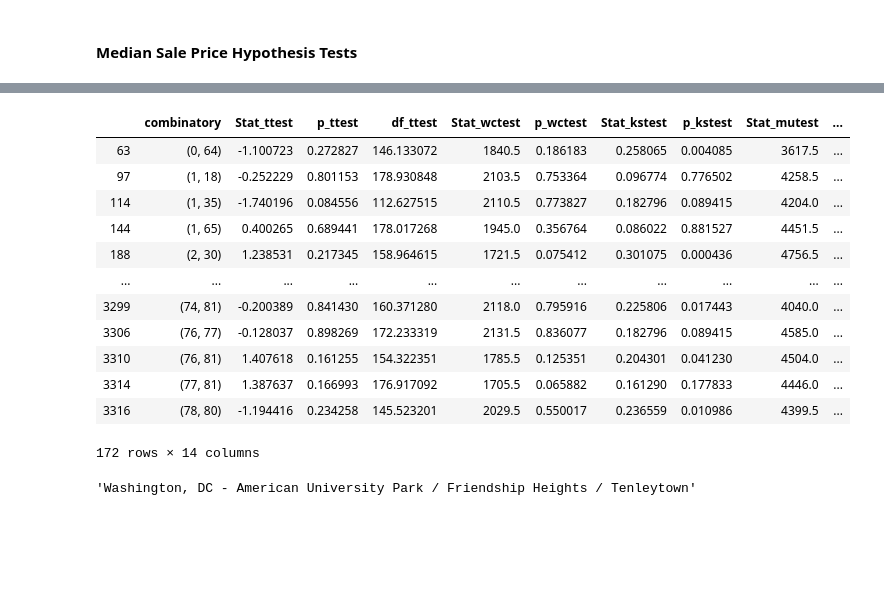
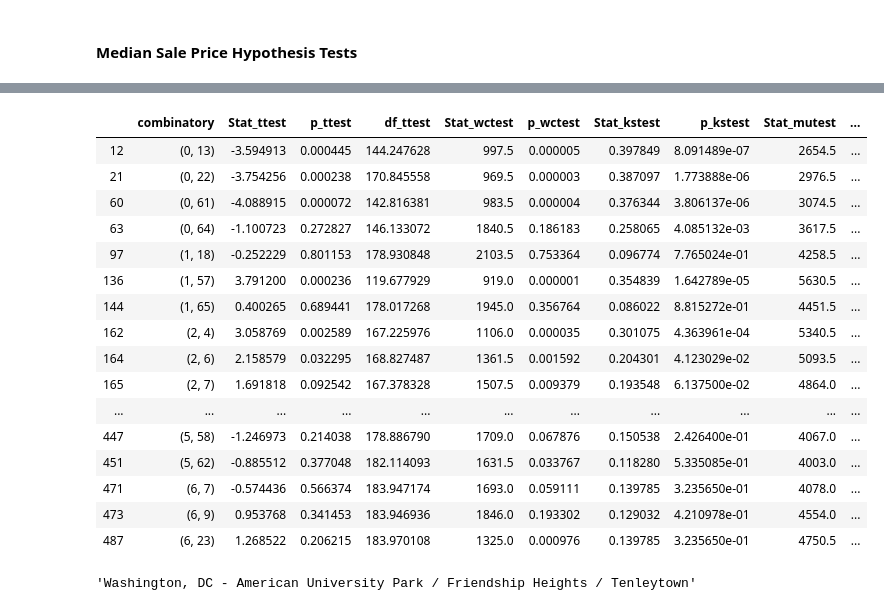
Before and after one commit to iuniorhsiung/mod3_project_DC_housing_price, a Jupyter notebook: Test_folder/DC_house_price_NL.ipynb, the cells around one changed output, grey strips where cells are left out. Saved outputs shown, nothing was run; the diff lists cells and outputs as text; code cells hidden in the pictures; blank space fills up the shorter version.

Commit message:
updated Kendall Tau test

```diff
--- a/Test_folder/DC_house_price_NL.ipynb
+++ b/Test_folder/DC_house_price_NL.ipynb
@@ -17,7 +17,7 @@ import seaborn as sns
 # set up name lable to match each csv dataset
 lst = []
 for i in range(1,83):
-    location = 'data/'
+    location = '../data/'
     ext = 'data_crosstab ({}).csv'.format(i)
     final = location + ext
     lst.append(final)
@@ -151,6 +151,7 @@ from statsmodels.stats.weightstats import ttest_ind as t_test
 from scipy.stats import wilcoxon
 from scipy.stats import ks_2samp
 from scipy.stats import mannwhitneyu
+from scipy.stats import kendalltau
 
 
 combine_list = list(itertools.combinations(range(A.shape[1]), 2))
@@ -167,9 +168,13 @@ p_val_wc = []
 ks_stat = []
 p_val_ks = []
 
-# statistic and p-value for Mann-Whitney rank test  test
+# statistic and p-value for Mann-Whitney rank test
 mu_stat = []
 p_val_mu = []
+
+# statistic and p-value for Kenndall Tau test
+kt_stat = []
+p_val_kt = []
 
 for i in range(len(combine_list)):
     temp1, temp2, temp3 = t_test(A.iloc[:,combine_list[i][0]], A.iloc[:,combine_list[i][1]], alternative = "two-sided", usevar = "unequal")
@@ -185,9 +190,12 @@ for i in range(len(combine_list)):
     temp8, temp9 = mannwhitneyu(A.iloc[:,combine_list[i][0]], A.iloc[:,combine_list[i][1]], alternative = "two-sided")
     mu_stat.append(float(temp8))
     p_val_mu.append(float(temp9))
+    temp10, temp11 = kendalltau(A.iloc[:,combine_list[i][0]], A.iloc[:,combine_list[i][1]])
+    kt_stat.append(float(temp10))
+    p_val_kt.append(float(temp11))
 
-test_matrix = pd.DataFrame(list(zip(combine_list, t_stat, p_val_t, df, non_stat, p_val_wc, ks_stat, p_val_ks, mu_stat, p_val_mu)),
-               columns =['combinatory', 'Stat_ttest', 'p_ttest', 'df_ttest', 'Stat_wctest', 'p_wctest', 'Stat_kstest', 'p_kstest', 'Stat_mutest', 'p_mutest'])
+test_matrix = pd.DataFrame(list(zip(combine_list, t_stat, p_val_t, df, non_stat, p_val_wc, ks_stat, p_val_ks, mu_stat, p_val_mu, kt_stat, p_val_kt)),
+               columns =['combinatory', 'Stat_ttest', 'p_ttest', 'df_ttest', 'Stat_wctest', 'p_wctest', 'Stat_kstest', 'p_kstest', 'Stat_mutest', 'p_mutest', 'Stat_kttest', 'p_kttest'])
 # %%
 test_matrix
 # %% [output]
@@ -241,24 +251,29 @@ test_matrix.to_csv('data/TM_Median Sale Price.csv')
 # %%
 # Find all regions with similar characteristic based on both Wilcoxon and Mann Whitney tests
 index_wc = test_matrix['index_wctest'] == 1
 index_mu = test_matrix['index_mutest'] == 1
+index_kt = test_matrix['index_kttest'] == 0
 #test_matrix[index_wc]
 #test_matrix[index_mu]
-test_matrix[index_wc & index_mu]
+test_matrix[index_wc & index_mu & index_kt][0:40]
 # %% [output]
 |  | combinatory | Stat_ttest | p_ttest | df_ttest | Stat_wctest | p_wctest | Stat_kstest | p_kstest | Stat_mutest | ... |
-| 63 | (0, 64) | -1.100723 | 0.272827 | 146.133072 | 1840.5 | 0.186183 | 0.258065 | 0.004085 | 3617.5 | ... |
-| 97 | (1, 18) | -0.252229 | 0.801153 | 178.930848 | 2103.5 | 0.753364 | 0.096774 | 0.776502 | 4258.5 | ... |
-| 114 | (1, 35) | -1.740196 | 0.084556 | 112.627515 | 2110.5 | 0.773827 | 0.182796 | 0.089415 | 4204.0 | ... |
-| 144 | (1, 65) | 0.400265 | 0.689441 | 178.017268 | 1945.0 | 0.356764 | 0.086022 | 0.881527 | 4451.5 | ... |
-| 188 | (2, 30) | 1.238531 | 0.217345 | 158.964615 | 1721.5 | 0.075412 | 0.301075 | 0.000436 | 4756.5 | ... |
+| 12 | (0, 13) | -3.594913 | 0.000445 | 144.247628 | 997.5 | 0.000005 | 0.397849 | 8.091489e-07 | 2654.5 | ... |
+| 21 | (0, 22) | -3.754256 | 0.000238 | 170.845558 | 969.5 | 0.000003 | 0.387097 | 1.773888e-06 | 2976.5 | ... |
+| 60 | (0, 61) | -4.088915 | 0.000072 | 142.816381 | 983.5 | 0.000004 | 0.376344 | 3.806137e-06 | 3074.5 | ... |
+| 63 | (0, 64) | -1.100723 | 0.272827 | 146.133072 | 1840.5 | 0.186183 | 0.258065 | 4.085132e-03 | 3617.5 | ... |
+| 97 | (1, 18) | -0.252229 | 0.801153 | 178.930848 | 2103.5 | 0.753364 | 0.096774 | 7.765024e-01 | 4258.5 | ... |
+| 136 | (1, 57) | 3.791200 | 0.000236 | 119.677929 | 919.0 | 0.000001 | 0.354839 | 1.642789e-05 | 5630.5 | ... |
+| 144 | (1, 65) | 0.400265 | 0.689441 | 178.017268 | 1945.0 | 0.356764 | 0.086022 | 8.815272e-01 | 4451.5 | ... |
+| 162 | (2, 4) | 3.058769 | 0.002589 | 167.225976 | 1106.0 | 0.000035 | 0.301075 | 4.363961e-04 | 5340.5 | ... |
+| 164 | (2, 6) | 2.158579 | 0.032295 | 168.827487 | 1361.5 | 0.001592 | 0.204301 | 4.123029e-02 | 5093.5 | ... |
+| 165 | (2, 7) | 1.691818 | 0.092542 | 167.378328 | 1507.5 | 0.009379 | 0.193548 | 6.137500e-02 | 4864.0 | ... |
 | ... | ... | ... | ... | ... | ... | ... | ... | ... | ... | ... |
-| 3299 | (74, 81) | -0.200389 | 0.841430 | 160.371280 | 2118.0 | 0.795916 | 0.225806 | 0.017443 | 4040.0 | ... |
-| 3306 | (76, 77) | -0.128037 | 0.898269 | 172.233319 | 2131.5 | 0.836077 | 0.182796 | 0.089415 | 4585.0 | ... |
-| 3310 | (76, 81) | 1.407618 | 0.161255 | 154.322351 | 1785.5 | 0.125351 | 0.204301 | 0.041230 | 4504.0 | ... |
-| 3314 | (77, 81) | 1.387637 | 0.166993 | 176.917092 | 1705.5 | 0.065882 | 0.161290 | 0.177833 | 4446.0 | ... |
-| 3316 | (78, 80) | -1.194416 | 0.234258 | 145.523201 | 2029.5 | 0.550017 | 0.236559 | 0.010986 | 4399.5 | ... |
+| 447 | (5, 58) | -1.246973 | 0.214038 | 178.886790 | 1709.0 | 0.067876 | 0.150538 | 2.426400e-01 | 4067.0 | ... |
+| 451 | (5, 62) | -0.885512 | 0.377048 | 182.114093 | 1631.5 | 0.033767 | 0.118280 | 5.335085e-01 | 4003.0 | ... |
+| 471 | (6, 7) | -0.574436 | 0.566374 | 183.947174 | 1693.0 | 0.059111 | 0.139785 | 3.235650e-01 | 4078.0 | ... |
+| 473 | (6, 9) | 0.953768 | 0.341453 | 183.946936 | 1846.0 | 0.193302 | 0.129032 | 4.210978e-01 | 4554.0 | ... |
+| 487 | (6, 23) | 1.268522 | 0.206215 | 183.970108 | 1325.0 | 0.000976 | 0.139785 | 3.235650e-01 | 4750.5 | ... |
-172 rows × 14 columns
 # %%
 df_list[1]['Region_1'][0]
 # %% [output]
```
Also changed, not shown: parts of 3 cells of this notebook, 1 other file.
